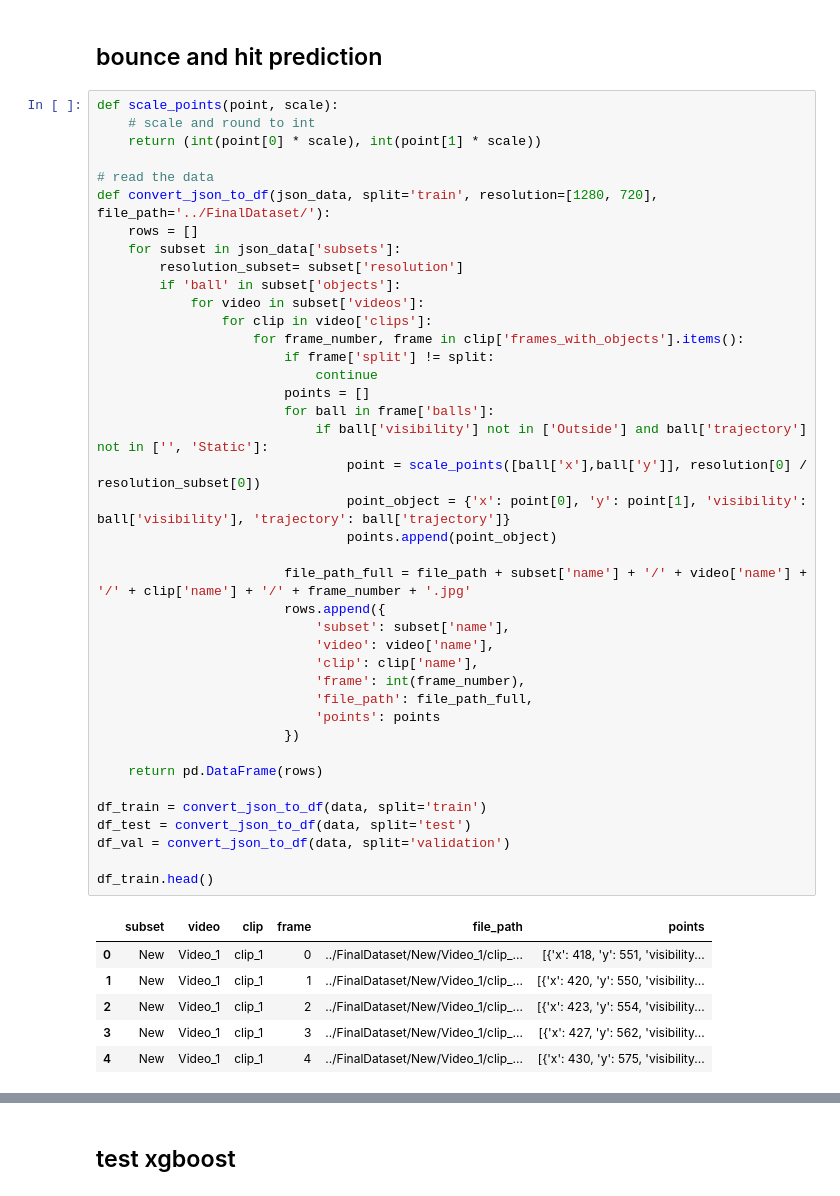
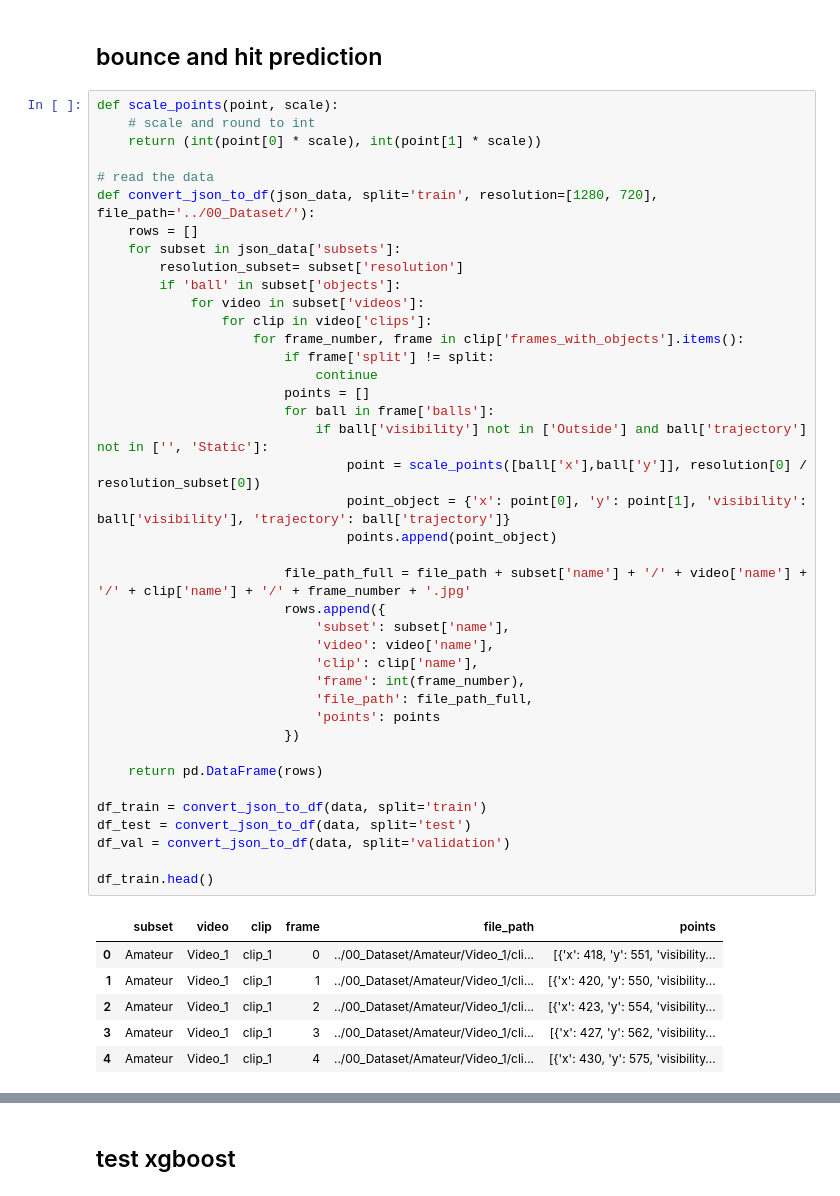
Before and after one commit to BenediktVoss/TennisAnalytics, a Jupyter notebook: 06_Analytics/2_BounceAndHitPrediction.ipynb, the cells around one changed output, grey strips where cells are left out. Drawn from its saved outputs; the diff is of its cells as text.

```diff
--- a/06_Analytics/2_BounceAndHitPrediction.ipynb
+++ b/06_Analytics/2_BounceAndHitPrediction.ipynb
@@ -177,7 +178,7 @@ def scale_points(point, scale):
     return (int(point[0] * scale), int(point[1] * scale))
 
 # read the data
-def convert_json_to_df(json_data, split='train', resolution=[1280, 720], file_path='../FinalDataset/'):
+def convert_json_to_df(json_data, split='train', resolution=[1280, 720], file_path='../00_Dataset/'):
     rows = []
     for subset in json_data['subsets']:
         resolution_subset= subset['resolution']
@@ -186,38 +187,38 @@ def convert_json_to_df(json_data, split='train', resolution=[1280, 720], file_pa
                 for clip in video['clips']:
                     for frame_number, frame in clip['frames_with_objects'].items():
                         if frame['split'] != split:
                             continue
                         points = []
                         for ball in frame['balls']:
                             if ball['visibility'] not in ['Outside'] and ball['trajectory'] not in ['', 'Static']:
                                 point = scale_points([ball['x'],ball['y']], resolution[0] / resolution_subset[0])
                                 point_object = {'x': point[0], 'y': point[1], 'visibility': ball['visibility'], 'trajectory': ball['trajectory']}
                                 points.append(point_object)
 
                         file_path_full = file_path + subset['name'] + '/' + video['name'] + '/' + clip['name'] + '/' + frame_number + '.jpg'
                         rows.append({
                             'subset': subset['name'],
                             'video': video['name'],
                             'clip': clip['name'],
                             'frame': int(frame_number),
                             'file_path': file_path_full,
                             'points': points
                         })
 
     return pd.DataFrame(rows)
 
 df_train = convert_json_to_df(data, split='train')
 df_test = convert_json_to_df(data, split='test')
 df_val = convert_json_to_df(data, split='validation')
 
 df_train.head()
 # %% [output]
 |  | subset | video | clip | frame | file_path | points |
-| 0 | New | Video_1 | clip_1 | 0 | ../FinalDataset/New/Video_1/clip_... | [{'x': 418, 'y': 551, 'visibility... |
-| 1 | New | Video_1 | clip_1 | 1 | ../FinalDataset/New/Video_1/clip_... | [{'x': 420, 'y': 550, 'visibility... |
-| 2 | New | Video_1 | clip_1 | 2 | ../FinalDataset/New/Video_1/clip_... | [{'x': 423, 'y': 554, 'visibility... |
-| 3 | New | Video_1 | clip_1 | 3 | ../FinalDataset/New/Video_1/clip_... | [{'x': 427, 'y': 562, 'visibility... |
-| 4 | New | Video_1 | clip_1 | 4 | ../FinalDataset/New/Video_1/clip_... | [{'x': 430, 'y': 575, 'visibility... |
+| 0 | Amateur | Video_1 | clip_1 | 0 | ../00_Dataset/Amateur/Video_1/cli... | [{'x': 418, 'y': 551, 'visibility... |
+| 1 | Amateur | Video_1 | clip_1 | 1 | ../00_Dataset/Amateur/Video_1/cli... | [{'x': 420, 'y': 550, 'visibility... |
+| 2 | Amateur | Video_1 | clip_1 | 2 | ../00_Dataset/Amateur/Video_1/cli... | [{'x': 423, 'y': 554, 'visibility... |
+| 3 | Amateur | Video_1 | clip_1 | 3 | ../00_Dataset/Amateur/Video_1/cli... | [{'x': 427, 'y': 562, 'visibility... |
+| 4 | Amateur | Video_1 | clip_1 | 4 | ../00_Dataset/Amateur/Video_1/cli... | [{'x': 430, 'y': 575, 'visibility... |
 # %%
 def calculate_Features(df):
     for index in range(1, len(df)-1):
```
Also changed, not shown: parts of 4 cells of this notebook, 16 other files.
